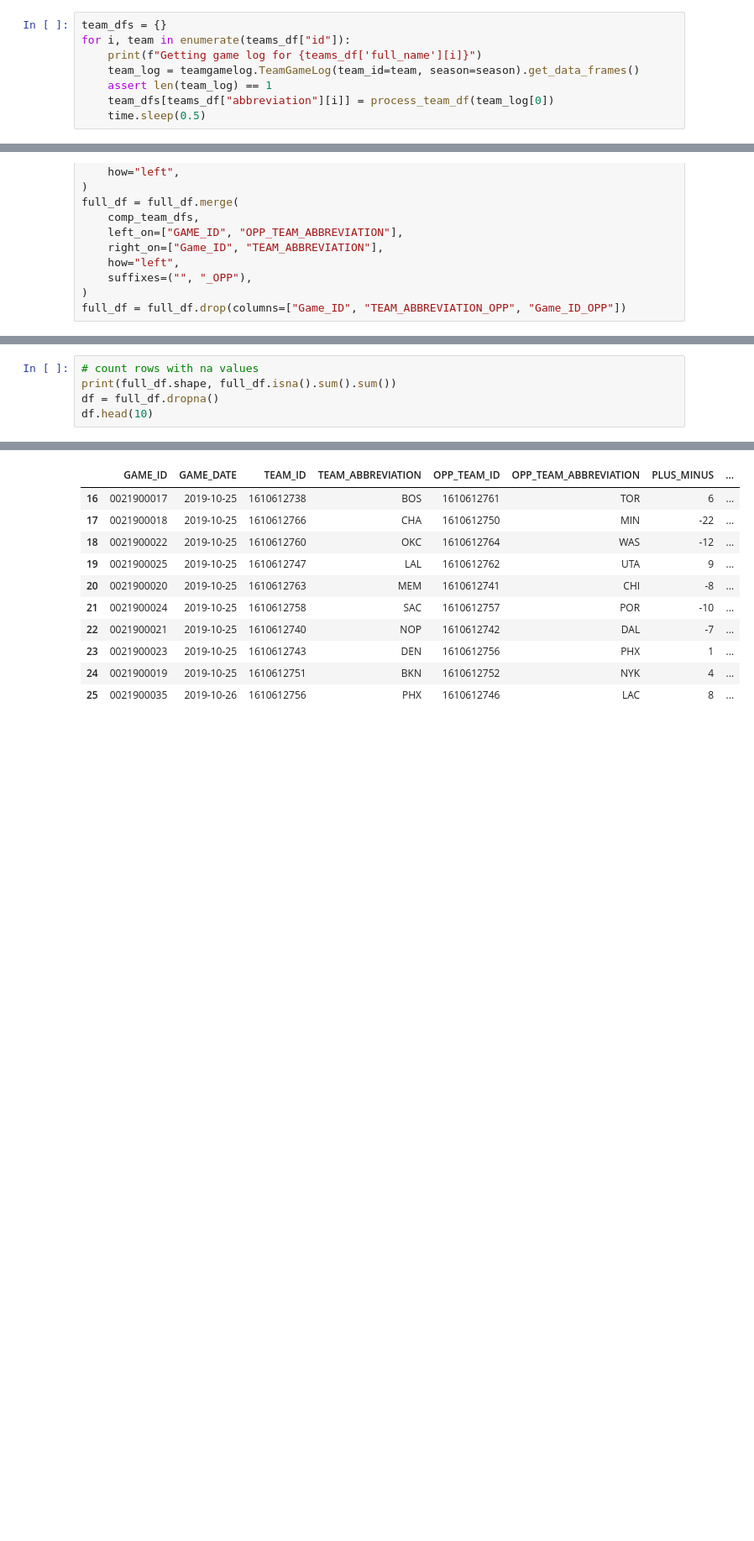
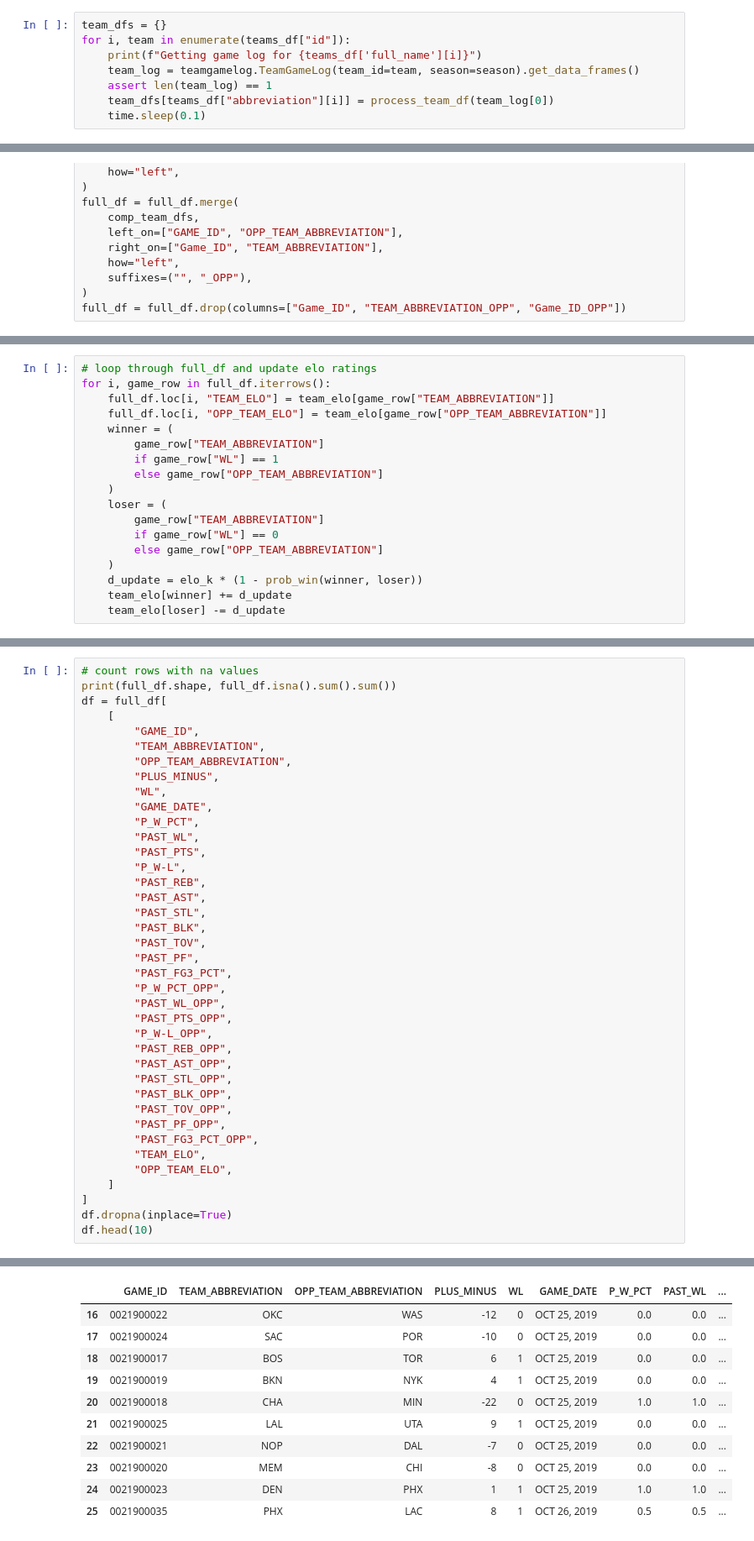
Before and after one commit to KTsula/NBA-prediction-bets, a Jupyter notebook: data_pipeline.ipynb, the cells around one changed output, grey strips where cells are left out. Shown: that part at 84% size. Saved outputs shown, nothing was run; the diff lists cells and outputs as text; blank space fills up the shorter version.

```diff
--- a/data_pipeline.ipynb
+++ b/data_pipeline.ipynb
@@ -160,7 +176,7 @@ for i, team in enumerate(teams_df["id"]):
     team_log = teamgamelog.TeamGameLog(team_id=team, season=season).get_data_frames()
     assert len(team_log) == 1
     team_dfs[teams_df["abbreviation"][i]] = process_team_df(team_log[0])
-    time.sleep(0.5)
+    time.sleep(0.1)
 # %% [output]
 Getting game log for Atlanta Hawks
 Getting game log for Boston Celtics
@@ -209,0 +266,18 @@ full_df.head(5)
+# %%
+# loop through full_df and update elo ratings
+for i, game_row in full_df.iterrows():
+    full_df.loc[i, "TEAM_ELO"] = team_elo[game_row["TEAM_ABBREVIATION"]]
+    full_df.loc[i, "OPP_TEAM_ELO"] = team_elo[game_row["OPP_TEAM_ABBREVIATION"]]
+    winner = (
+        game_row["TEAM_ABBREVIATION"]
+        if game_row["WL"] == 1
+        else game_row["OPP_TEAM_ABBREVIATION"]
+    )
+    loser = (
+        game_row["TEAM_ABBREVIATION"]
+        if game_row["WL"] == 0
+        else game_row["OPP_TEAM_ABBREVIATION"]
+    )
+    d_update = elo_k * (1 - prob_win(winner, loser))
+    team_elo[winner] += d_update
+    team_elo[loser] -= d_update
@@ -210,6 +298,40 @@ full_df.head(5)
 # %%
 # count rows with na values
 print(full_df.shape, full_df.isna().sum().sum())
-df = full_df.dropna()
+df = full_df[
+    [
+        "GAME_ID",
+        "TEAM_ABBREVIATION",
+        "OPP_TEAM_ABBREVIATION",
+        "PLUS_MINUS",
+        "WL",
+        "GAME_DATE",
+        "P_W_PCT",
+        "PAST_WL",
+        "PAST_PTS",
+        "P_W-L",
+        "PAST_REB",
+        "PAST_AST",
+        "PAST_STL",
+        "PAST_BLK",
+        "PAST_TOV",
+        "PAST_PF",
+        "PAST_FG3_PCT",
+        "P_W_PCT_OPP",
+        "PAST_WL_OPP",
+        "PAST_PTS_OPP",
+        "P_W-L_OPP",
+        "PAST_REB_OPP",
+        "PAST_AST_OPP",
+        "PAST_STL_OPP",
+        "PAST_BLK_OPP",
+        "PAST_TOV_OPP",
+        "PAST_PF_OPP",
+        "PAST_FG3_PCT_OPP",
+        "TEAM_ELO",
+        "OPP_TEAM_ELO",
+    ]
+]
+df.dropna(inplace=True)
 df.head(10)
 # %% [output]
@@ -217,11 +339,11 @@ df.head(10)
-|  | GAME_ID | GAME_DATE | TEAM_ID | TEAM_ABBREVIATION | OPP_TEAM_ID | OPP_TEAM_ABBREVIATION | PLUS_MINUS | ... |
-| 16 | 0021900017 | 2019-10-25 | 1610612738 | BOS | 1610612761 | TOR | 6 | ... |
-| 17 | 0021900018 | 2019-10-25 | 1610612766 | CHA | 1610612750 | MIN | -22 | ... |
-| 18 | 0021900022 | 2019-10-25 | 1610612760 | OKC | 1610612764 | WAS | -12 | ... |
-| 19 | 0021900025 | 2019-10-25 | 1610612747 | LAL | 1610612762 | UTA | 9 | ... |
-| 20 | 0021900020 | 2019-10-25 | 1610612763 | MEM | 1610612741 | CHI | -8 | ... |
-| 21 | 0021900024 | 2019-10-25 | 1610612758 | SAC | 1610612757 | POR | -10 | ... |
-| 22 | 0021900021 | 2019-10-25 | 1610612740 | NOP | 1610612742 | DAL | -7 | ... |
-| 23 | 0021900023 | 2019-10-25 | 1610612743 | DEN | 1610612756 | PHX | 1 | ... |
-| 24 | 0021900019 | 2019-10-25 | 1610612751 | BKN | 1610612752 | NYK | 4 | ... |
-| 25 | 0021900035 | 2019-10-26 | 1610612756 | PHX | 1610612746 | LAC | 8 | ... |
+|  | GAME_ID | TEAM_ABBREVIATION | OPP_TEAM_ABBREVIATION | PLUS_MINUS | WL | GAME_DATE | P_W_PCT | PAST_WL | ... |
+| 16 | 0021900022 | OKC | WAS | -12 | 0 | OCT 25, 2019 | 0.0 | 0.0 | ... |
+| 17 | 0021900024 | SAC | POR | -10 | 0 | OCT 25, 2019 | 0.0 | 0.0 | ... |
+| 18 | 0021900017 | BOS | TOR | 6 | 1 | OCT 25, 2019 | 0.0 | 0.0 | ... |
+| 19 | 0021900019 | BKN | NYK | 4 | 1 | OCT 25, 2019 | 0.0 | 0.0 | ... |
+| 20 | 0021900018 | CHA | MIN | -22 | 0 | OCT 25, 2019 | 1.0 | 1.0 | ... |
+| 21 | 0021900025 | LAL | UTA | 9 | 1 | OCT 25, 2019 | 0.0 | 0.0 | ... |
+| 22 | 0021900021 | NOP | DAL | -7 | 0 | OCT 25, 2019 | 0.0 | 0.0 | ... |
+| 23 | 0021900020 | MEM | CHI | -8 | 0 | OCT 25, 2019 | 0.0 | 0.0 | ... |
+| 24 | 0021900023 | DEN | PHX | 1 | 1 | OCT 25, 2019 | 1.0 | 1.0 | ... |
+| 25 | 0021900035 | PHX | LAC | 8 | 1 | OCT 26, 2019 | 0.5 | 0.5 | ... |
```
Also changed, not shown: parts of 19 cells of this notebook, 2 other files.
